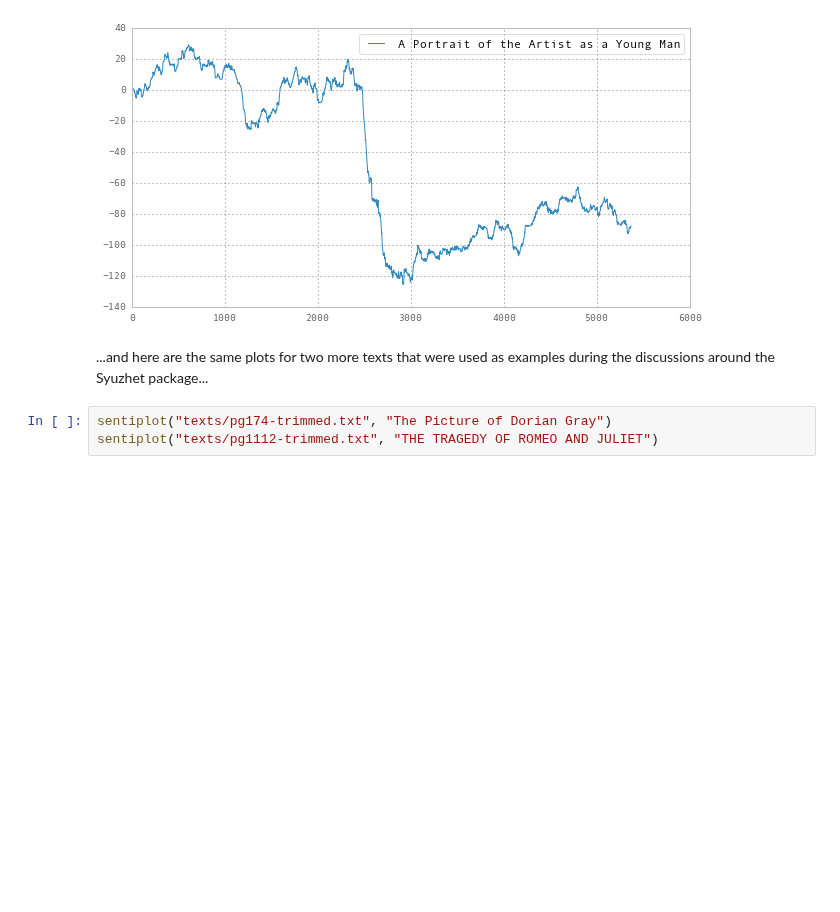
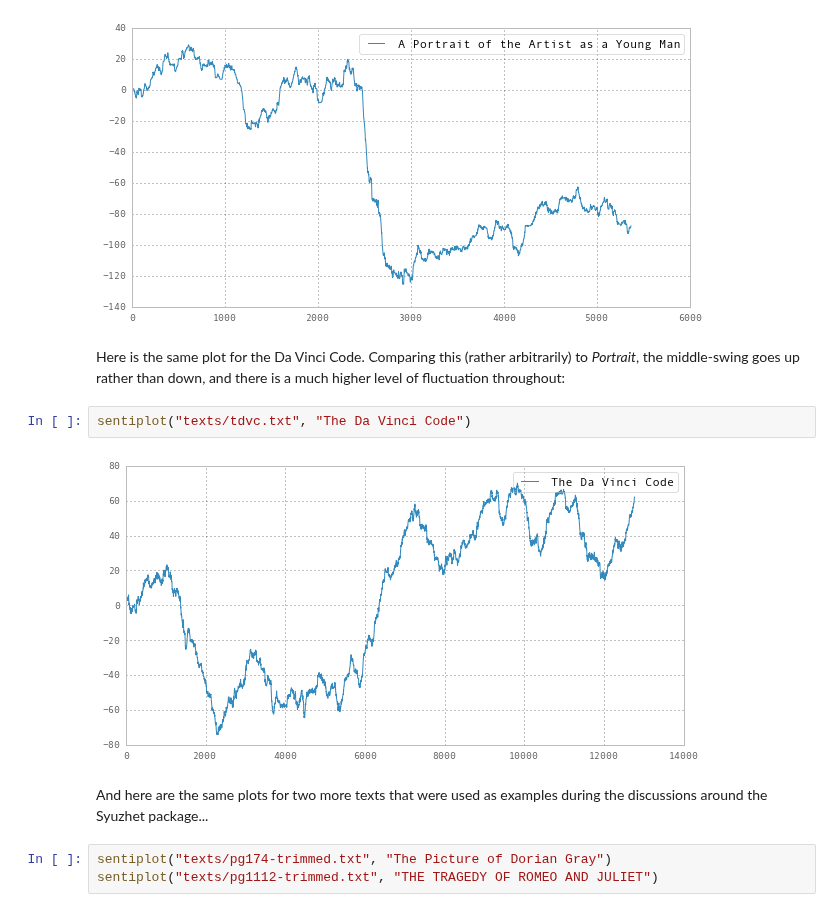
Before and after one commit to anjackson/keeping-codes, a Jupyter notebook: experiments/sentimental-trajectories.ipynb, the cells around one changed output. Cells and saved outputs as stored; diff of their text form; blank space fills up the shorter version.

Commit message:
Updated with rescaled plot.

```diff
--- a/experiments/sentimental-trajectories.ipynb
+++ b/experiments/sentimental-trajectories.ipynb
@@ -115,8 +110,14 @@ Taking this approach, the 'noisy' parts are naturally diminished, and the 'runs'
 sentiplot("texts/pg4217-trimmed.txt", "A Portrait of the Artist as a Young Man")
 # %% [output]
 [figure]
+# %% [markdown]
+Here is the same plot for the Da Vinci Code. Comparing this (rather arbitrarily) to *Portrait*, the middle-swing goes up rather than down, and there is a much higher level of fluctuation throughout:
+# %%
+sentiplot("texts/tdvc.txt", "The Da Vinci Code")
+# %% [output]
+[figure, added]
 # %% [markdown]
-...and here are the same plots for two more texts that were used as examples during the discussions around the Syuzhet package...
+And here are the same plots for two more texts that were used as examples during the discussions around the Syuzhet package...
 # %%
 sentiplot("texts/pg174-trimmed.txt", "The Picture of Dorian Gray")
 sentiplot("texts/pg1112-trimmed.txt", "THE TRAGEDY OF ROMEO AND JULIET")
```
Also changed, not shown: parts of 8 cells of this notebook.
